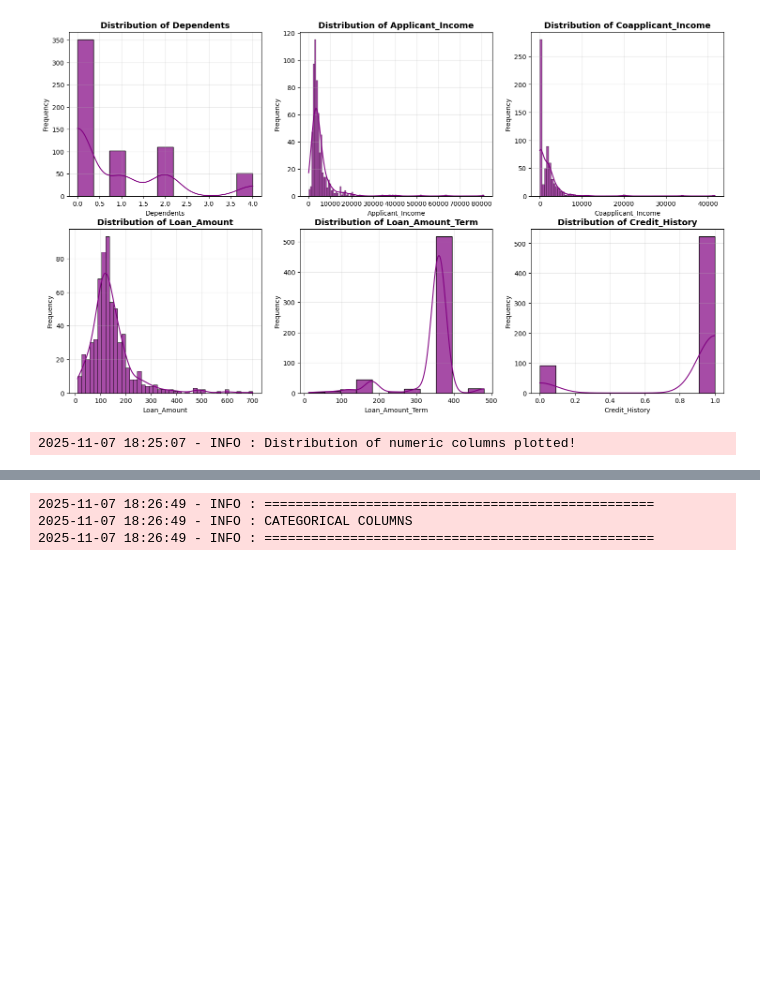
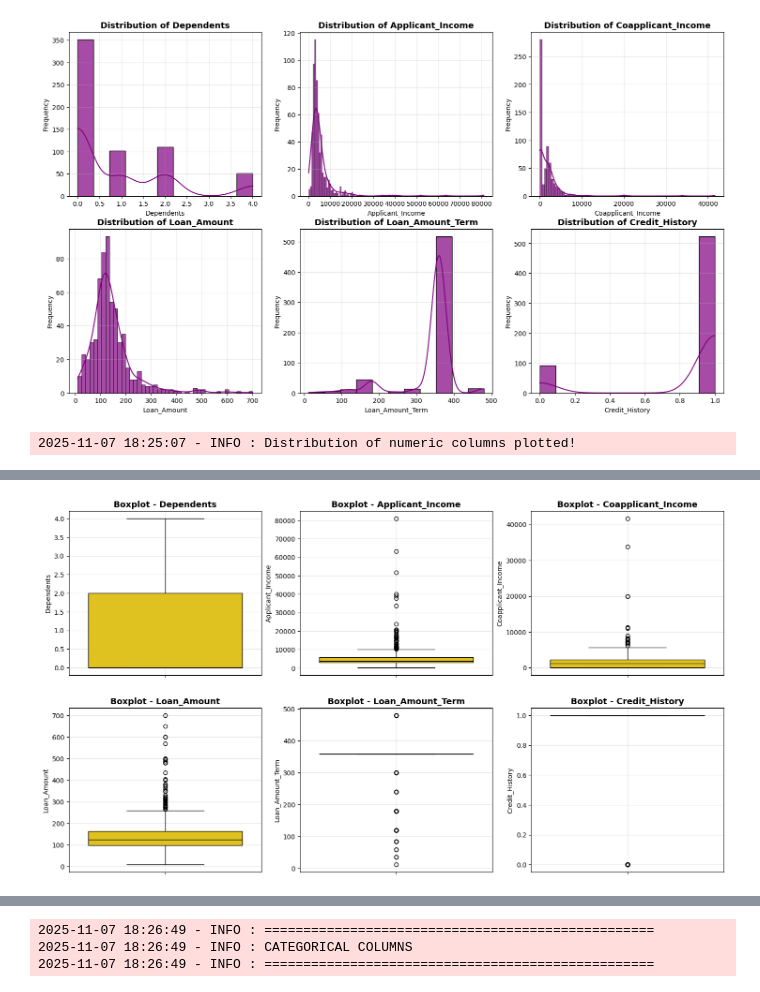
Before and after one commit to Maxwell-Selassie/Loan-Eligibility-Prediction, a Jupyter notebook: notebooks/EDA_pipeline.ipynb, the cells around one changed output, grey strips where cells are left out. Saved outputs shown, nothing was run; the diff lists cells and outputs as text; code cells hidden in the pictures; blank space fills up the shorter version.

```diff
--- a/notebooks/EDA_pipeline.ipynb
+++ b/notebooks/EDA_pipeline.ipynb
@@ -264,3 +264,19 @@ plt.close()
 2025-11-07 18:25:05 - INFO : ==================================================
 [figure]
 2025-11-07 18:25:07 - INFO : Distribution of numeric columns plotted!
+# %%
+log.info('='*50)
+log.info('BOXPLOTS - OUTLIER DETECTION')
+log.info('='*50)
+
+plt.figure(figsize=(18,10))
+for i,col in enumerate(numeric_columns[1:],1):
+    plt.subplot(2, 3, i)
+    sns.boxplot(data=df, y=col, color='gold', linecolor='black')
+    plt.title(f'Boxplot - {col}', fontsize=13, fontweight='bold')
+    plt.grid(True, alpha=0.3)
+
+plt.show()
+log.info(f'Boxplots of numeric columns plotted!')
+plt.close()
+# %% [output]
@@ -266,0 +286 @@ plt.close()
+[figure, added]
```
Also changed, not shown: parts of 5 cells of this notebook, 3 other files.
